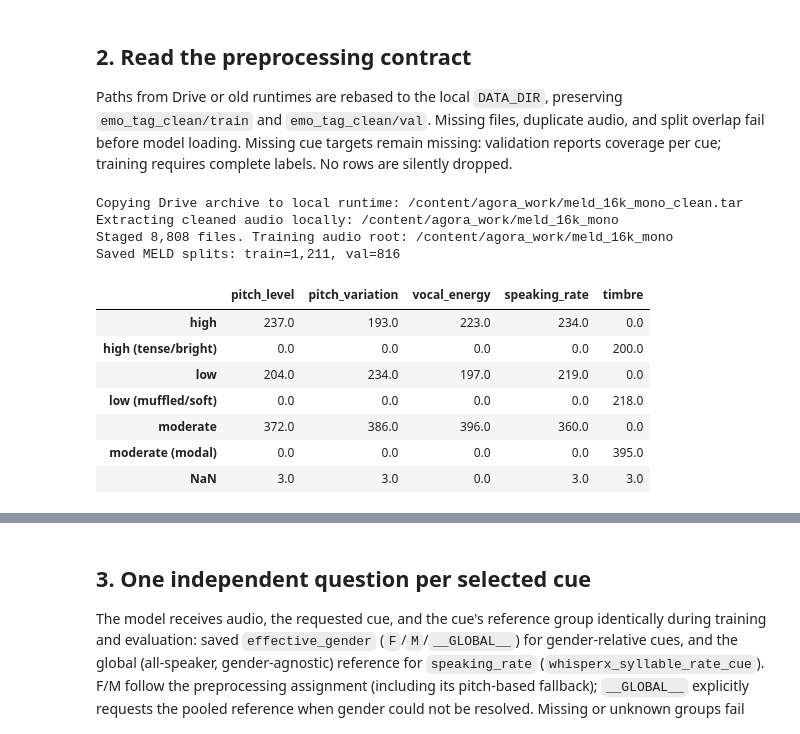
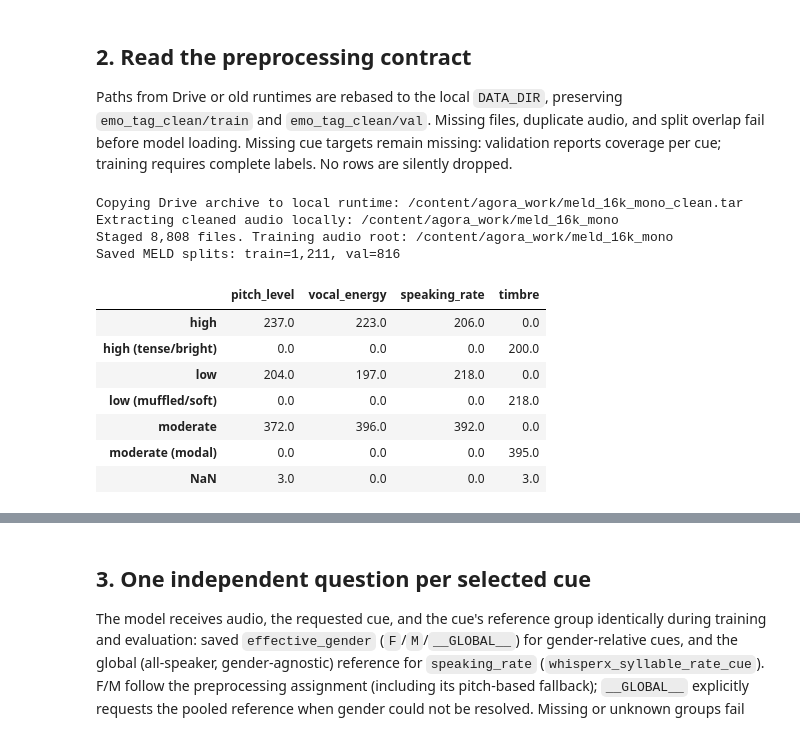
Before and after one commit to Fugant1/AGORA, a Jupyter notebook: cue_learnability.ipynb, the cells around one changed output, grey strips where cells are left out. Cells and saved outputs as stored; diff of their text form; code cells hidden in the pictures.

```diff
--- a/cue_learnability.ipynb
+++ b/cue_learnability.ipynb
@@ -93,7 +95,7 @@ before model loading. Missing cue targets remain missing: validation reports
 coverage per cue; training requires complete labels. No rows are silently dropped.
 # %%
 CUE_LABELS = {cue: ('low', 'moderate', 'high') for cue in CUES}
-CUE_LABELS['timbre'] = ('muffled/soft', 'modal', 'tense/bright')
+CUE_LABELS['timbre'] = ('low (muffled/soft)', 'moderate (modal)', 'high (tense/bright)')
 CUE_DESCRIPTIONS = {
     'pitch_level': 'median pitch level',
     #'pitch_variation': 'pitch variation (pitch range)',
@@ -243,41 +245,41 @@ if IS_COLAB:
     stage_clean_data(DRIVE_DATA_DIR, DATA_DIR)
 
 train_set = load_manifest(TRAIN_CSV, 'train', DATA_DIR)
 
 stratify_columns = [CUE_COLUMNS[cue] for cue in CUES] + ['effective_gender']
 
 strata = train_set[stratify_columns].astype(str).agg('_'.join, axis=1)
 
 counts = strata.value_counts()
 strata = strata.where(strata.isin(counts[counts >= 2].index), 'rare')
 
 train_set, _ = train_test_split(
     train_set,
     train_size=0.2,
     stratify=strata,
     random_state=42,
 )
 
 
 val_set = load_manifest(VAL_CSV, 'val', DATA_DIR)
 check_disjoint(train_set, val_set)
 # Provenance only: labels above are authoritative and are never recomputed here.
 quartiles = json.loads(QUARTILES_JSON.read_text())
 print(f'Saved MELD splits: train={len(train_set):,}, val={len(val_set):,}')
 display(pd.DataFrame({cue: val_set[CUE_COLUMNS[cue]].value_counts(dropna=False) for cue in CUES}).fillna(0))
 # %% [output]
 Copying Drive archive to local runtime: /content/agora_work/meld_16k_mono_clean.tar
 Extracting cleaned audio locally: /content/agora_work/meld_16k_mono
 Staged 8,808 files. Training audio root: /content/agora_work/meld_16k_mono
 Saved MELD splits: train=1,211, val=816
-|  | pitch_level | pitch_variation | vocal_energy | speaking_rate | timbre |
-| high | 237.0 | 193.0 | 223.0 | 234.0 | 0.0 |
-| high (tense/bright) | 0.0 | 0.0 | 0.0 | 0.0 | 200.0 |
-| low | 204.0 | 234.0 | 197.0 | 219.0 | 0.0 |
-| low (muffled/soft) | 0.0 | 0.0 | 0.0 | 0.0 | 218.0 |
-| moderate | 372.0 | 386.0 | 396.0 | 360.0 | 0.0 |
-| moderate (modal) | 0.0 | 0.0 | 0.0 | 0.0 | 395.0 |
-| NaN | 3.0 | 3.0 | 0.0 | 3.0 | 3.0 |
+|  | pitch_level | vocal_energy | speaking_rate | timbre |
+| high | 237.0 | 223.0 | 206.0 | 0.0 |
+| high (tense/bright) | 0.0 | 0.0 | 0.0 | 200.0 |
+| low | 204.0 | 197.0 | 218.0 | 0.0 |
+| low (muffled/soft) | 0.0 | 0.0 | 0.0 | 218.0 |
+| moderate | 372.0 | 396.0 | 392.0 | 0.0 |
+| moderate (modal) | 0.0 | 0.0 | 0.0 | 395.0 |
+| NaN | 3.0 | 0.0 | 0.0 | 3.0 |
 # %%
 display(train_set)
 # %% [output]
```
Also changed, not shown: parts of 5 cells of this notebook.
